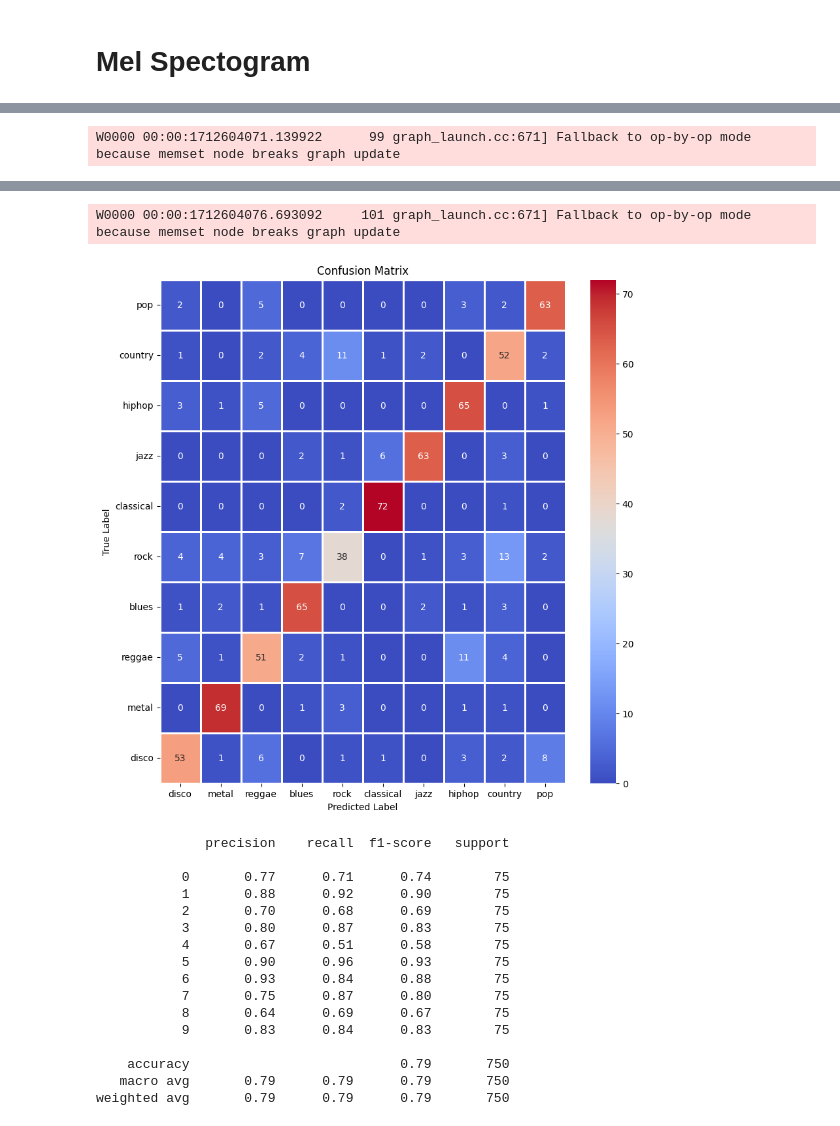
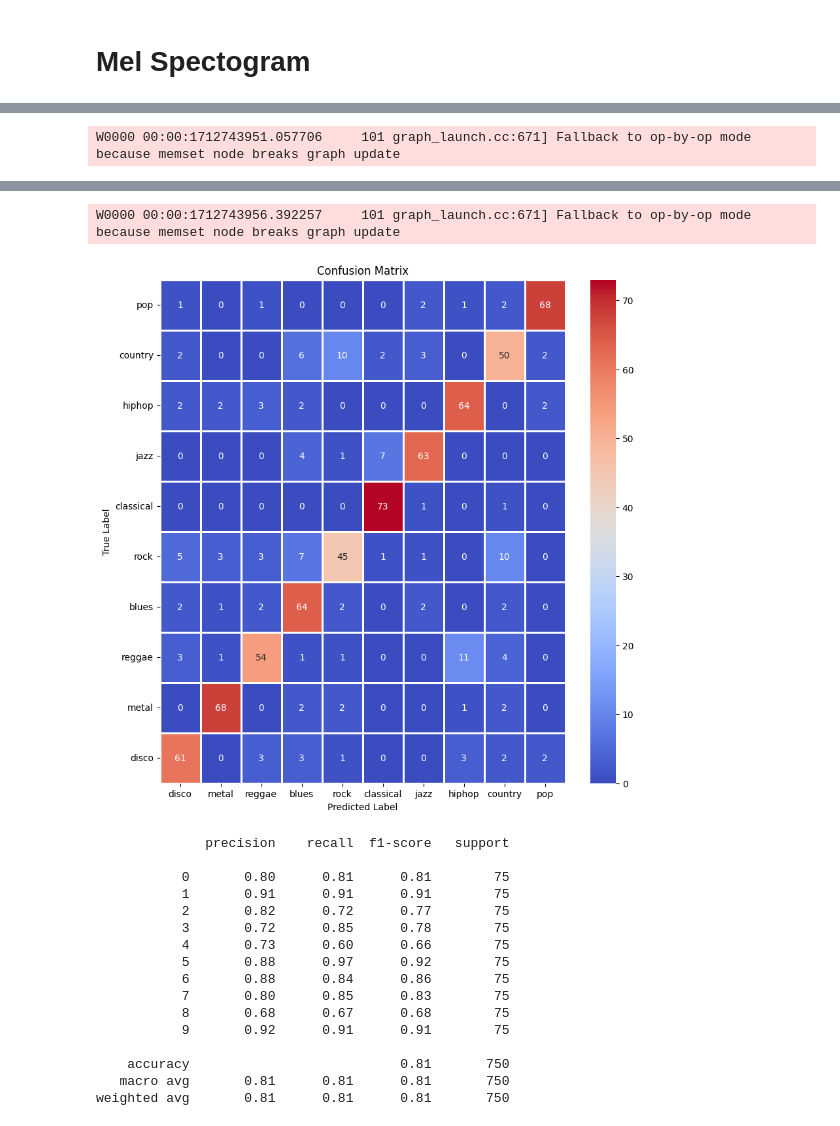
Before and after one commit to michalszc/MusicGenrePrediction, a Jupyter notebook: xception-model.ipynb, the cells around one changed output, grey strips where cells are left out. Saved outputs shown, nothing was run; the diff lists cells and outputs as text; code cells hidden in the pictures.

Commit message:
better model

```diff
--- a/xception-model.ipynb
+++ b/xception-model.ipynb
@@ -268,15 +266,15 @@ train_stft, val_stft, test_stft = dataset.generate()
 # %%
 model = build_model()
 
-epochs = 75
+epochs = 20
 batch_size = 8
 
 # Train the model using generator for training data and validation data
-history = model.fit(train_stft,
+history = model.fit(dataset.train,
                     batch_size=batch_size,
                     epochs=epochs,
-                    steps_per_epoch=len(train_stft) // batch_size,
-                    validation_data=val_stft,
-                    validation_steps=len(val_stft) // batch_size,
+                    steps_per_epoch=dataset.train_len // 8,
+                    validation_data=dataset.val,
+                    validation_steps=dataset.val_len // 8,
                     verbose=1)
 # %% [output]
@@ -343,7 +324,7 @@ W0000 00:00:1712604048.238345     100 graph_launch.cc:671] Fallback to op-by-op
 # %%
-y_pred = model.predict(test_stft)
+y_pred = model.predict(dataset.test)
 y_pred = np.argmax(y_pred, axis=1)
-y_true = tf.concat([y for x, y in test_stft], axis=0).numpy().argmax(axis=1)
+y_true = tf.concat([y for x, y in dataset.test], axis=0).numpy().argmax(axis=1)
 
 show_confusion_matrix(y_true, y_pred, labels=dataset.labels)
 print(classification_report(y_true, y_pred))
@@ -352 +333 @@ print(classification_report(y_true, y_pred))
-W0000 00:00:1712604071.139922      99 graph_launch.cc:671] Fallback to op-by-op mode because memset node breaks graph update
+W0000 00:00:1712743951.057706     101 graph_launch.cc:671] Fallback to op-by-op mode because memset node breaks graph update
@@ -354,18 +335,18 @@ W0000 00:00:1712604071.139922      99 graph_launch.cc:671] Fallback to op-by-op
-W0000 00:00:1712604076.693092     101 graph_launch.cc:671] Fallback to op-by-op mode because memset node breaks graph update
+W0000 00:00:1712743956.392257     101 graph_launch.cc:671] Fallback to op-by-op mode because memset node breaks graph update
-[figure, old version]
+[figure, new version]
               precision    recall  f1-score   support
 
-           0       0.77      0.71      0.74        75
-           1       0.88      0.92      0.90        75
-           2       0.70      0.68      0.69        75
-           3       0.80      0.87      0.83        75
-           4       0.67      0.51      0.58        75
-           5       0.90      0.96      0.93        75
-           6       0.93      0.84      0.88        75
-           7       0.75      0.87      0.80        75
-           8       0.64      0.69      0.67        75
-           9       0.83      0.84      0.83        75
+           0       0.80      0.81      0.81        75
+           1       0.91      0.91      0.91        75
+           2       0.82      0.72      0.77        75
+           3       0.72      0.85      0.78        75
+           4       0.73      0.60      0.66        75
+           5       0.88      0.97      0.92        75
+           6       0.88      0.84      0.86        75
+           7       0.80      0.85      0.83        75
+           8       0.68      0.67      0.68        75
+           9       0.92      0.91      0.91        75
 
-    accuracy                           0.79       750
-   macro avg       0.79      0.79      0.79       750
-weighted avg       0.79      0.79      0.79       750
+    accuracy                           0.81       750
+   macro avg       0.81      0.81      0.81       750
+weighted avg       0.81      0.81      0.81       750
```
Also changed, not shown: parts of 14 cells of this notebook.
